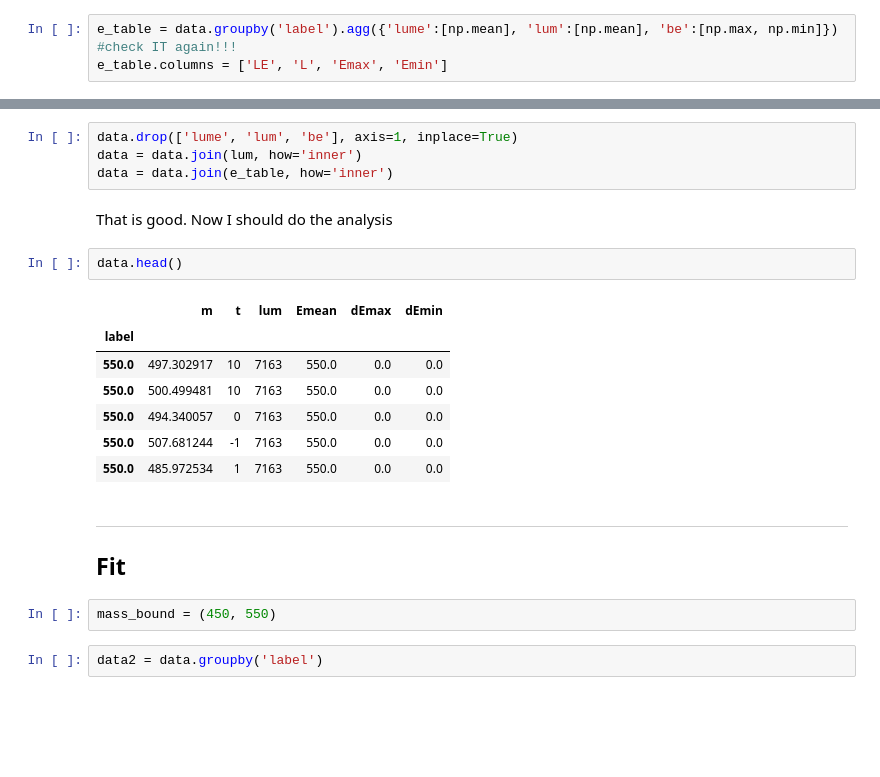
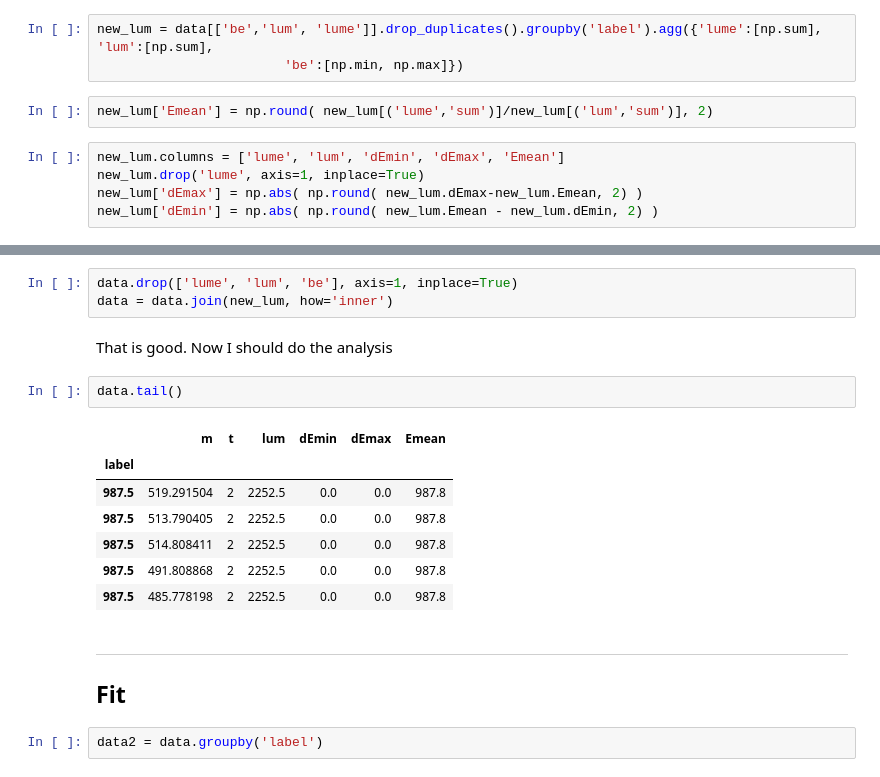
Before and after one commit to nikita-p/research, a Jupyter notebook: uproot/Analysis.ipynb, the cells around one changed output, grey strips where cells are left out. Saved outputs shown, nothing was run; the diff lists cells and outputs as text; blank space fills up the shorter version.

```diff
--- a/uproot/Analysis.ipynb
+++ b/uproot/Analysis.ipynb
@@ -118,4 +165,11 @@ data['lume'] = data.be*data.lum
 # %%
-e_table = data.groupby('label').agg({'lume':[np.mean], 'lum':[np.mean], 'be':[np.max, np.min]}) #check IT again!!!
-e_table.columns = ['LE', 'L', 'Emax', 'Emin']
+new_lum = data[['be','lum', 'lume']].drop_duplicates().groupby('label').agg({'lume':[np.sum], 'lum':[np.sum],
+                        'be':[np.min, np.max]})
+# %%
+new_lum['Emean'] = np.round( new_lum[('lume','sum')]/new_lum[('lum','sum')], 2)
+# %%
+new_lum.columns = ['lume', 'lum', 'dEmin', 'dEmax', 'Emean']
+new_lum.drop('lume', axis=1, inplace=True)
+new_lum['dEmax'] = np.abs( np.round( new_lum.dEmax-new_lum.Emean, 2) )
+new_lum['dEmin'] = np.abs( np.round( new_lum.Emean - new_lum.dEmin, 2) )
 # %%
@@ -161,25 +188,22 @@ I have got new luminosity table.
 Now I should joint it to existing table
 # %%
 data.drop(['lume', 'lum', 'be'], axis=1, inplace=True)
-data = data.join(lum, how='inner')
-data = data.join(e_table, how='inner')
+data = data.join(new_lum, how='inner')
 # %% [markdown]
 That is good. Now I should do the analysis
 # %%
-data.head()
+data.tail()
 # %% [output]
-|  | m | t | lum | Emean | dEmax | dEmin |
+|  | m | t | lum | dEmin | dEmax | Emean |
 | label |  |  |  |  |  |  |
-| 550.0 | 497.302917 | 10 | 7163 | 550.0 | 0.0 | 0.0 |
-| 550.0 | 500.499481 | 10 | 7163 | 550.0 | 0.0 | 0.0 |
-| 550.0 | 494.340057 | 0 | 7163 | 550.0 | 0.0 | 0.0 |
-| 550.0 | 507.681244 | -1 | 7163 | 550.0 | 0.0 | 0.0 |
-| 550.0 | 485.972534 | 1 | 7163 | 550.0 | 0.0 | 0.0 |
+| 987.5 | 519.291504 | 2 | 2252.5 | 0.0 | 0.0 | 987.8 |
+| 987.5 | 513.790405 | 2 | 2252.5 | 0.0 | 0.0 | 987.8 |
+| 987.5 | 514.808411 | 2 | 2252.5 | 0.0 | 0.0 | 987.8 |
+| 987.5 | 491.808868 | 2 | 2252.5 | 0.0 | 0.0 | 987.8 |
+| 987.5 | 485.778198 | 2 | 2252.5 | 0.0 | 0.0 | 987.8 |
 # %% [markdown]
 ----------------
 ## Fit
-# %%
-mass_bound = (450, 550)
 # %%
 data2 = data.groupby('label')
 # %%
```
Also changed, not shown: parts of 32 cells of this notebook, 13 other files.
